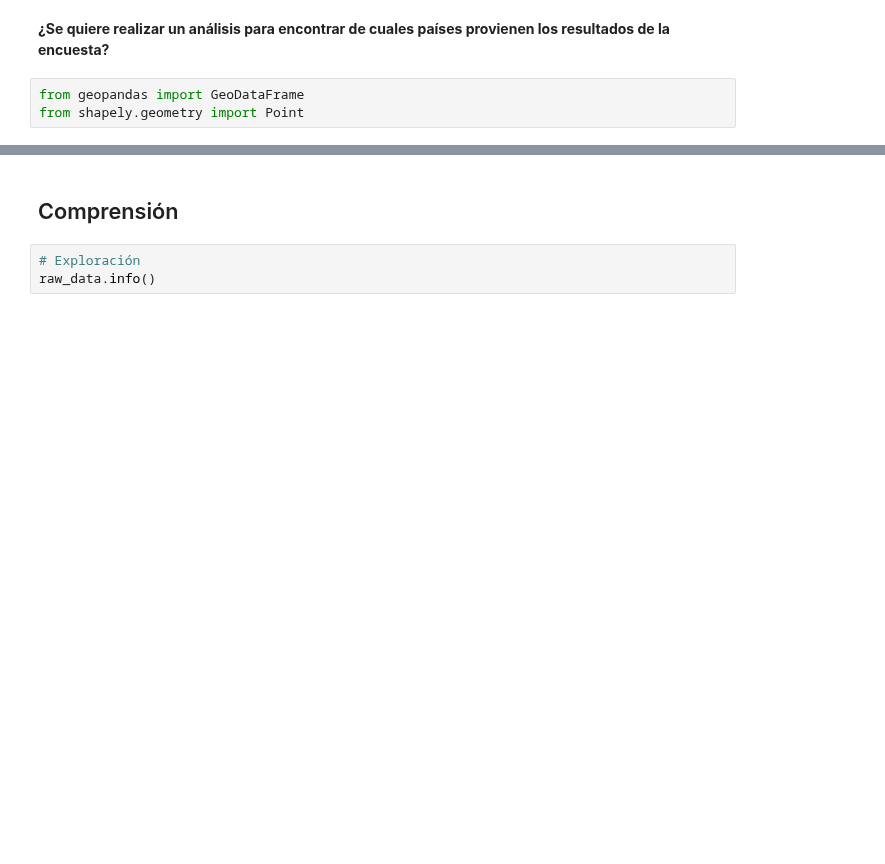
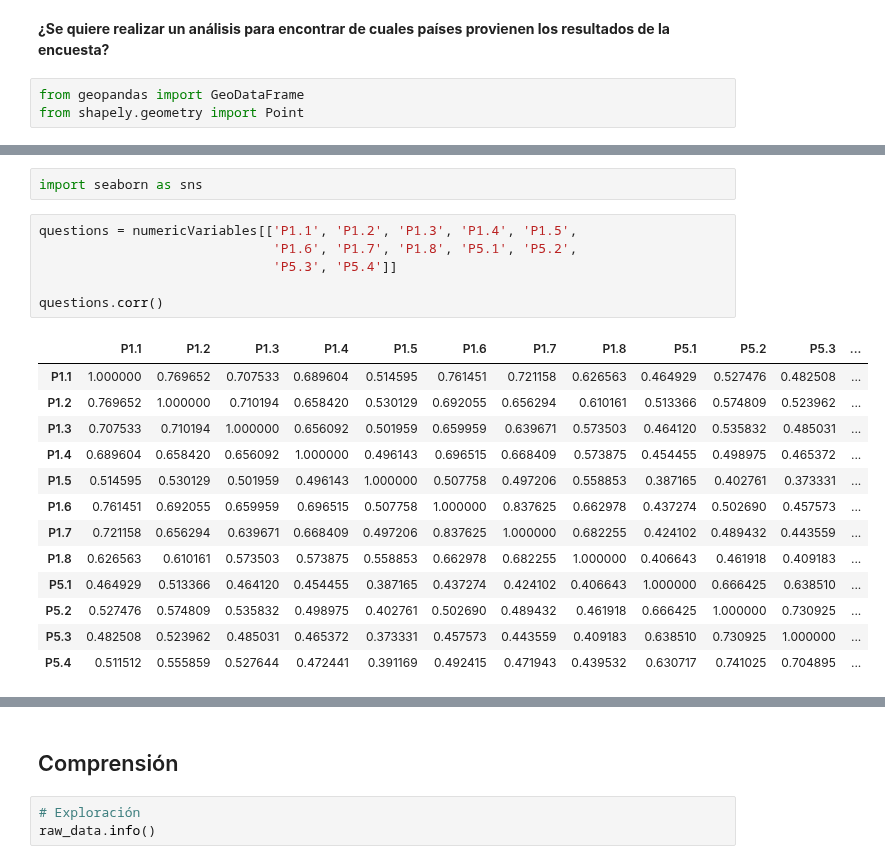
Before and after one commit to PameRuiz25/ActividadFormativaM2-Equipo2, a Jupyter notebook: proyecto1.ipynb, the cells around one changed output, grey strips where cells are left out. Drawn from its saved outputs; the diff is of its cells as text; blank space fills up the shorter version.

```diff
--- a/proyecto1.ipynb
+++ b/proyecto1.ipynb
@@ -348 +325,23 @@ The geopandas.dataset module is deprecated and will be removed in GeoPandas 1.0.
 [figure]
+# %%
+import seaborn as sns
+# %%
+questions = numericVariables[['P1.1', 'P1.2', 'P1.3', 'P1.4', 'P1.5',
+                              'P1.6', 'P1.7', 'P1.8', 'P5.1', 'P5.2',
+                              'P5.3', 'P5.4']]
+
+questions.corr()
+# %% [output]
+|  | P1.1 | P1.2 | P1.3 | P1.4 | P1.5 | P1.6 | P1.7 | P1.8 | P5.1 | P5.2 | P5.3 | ... |
+| P1.1 | 1.000000 | 0.769652 | 0.707533 | 0.689604 | 0.514595 | 0.761451 | 0.721158 | 0.626563 | 0.464929 | 0.527476 | 0.482508 | ... |
+| P1.2 | 0.769652 | 1.000000 | 0.710194 | 0.658420 | 0.530129 | 0.692055 | 0.656294 | 0.610161 | 0.513366 | 0.574809 | 0.523962 | ... |
+| P1.3 | 0.707533 | 0.710194 | 1.000000 | 0.656092 | 0.501959 | 0.659959 | 0.639671 | 0.573503 | 0.464120 | 0.535832 | 0.485031 | ... |
+| P1.4 | 0.689604 | 0.658420 | 0.656092 | 1.000000 | 0.496143 | 0.696515 | 0.668409 | 0.573875 | 0.454455 | 0.498975 | 0.465372 | ... |
+| P1.5 | 0.514595 | 0.530129 | 0.501959 | 0.496143 | 1.000000 | 0.507758 | 0.497206 | 0.558853 | 0.387165 | 0.402761 | 0.373331 | ... |
+| P1.6 | 0.761451 | 0.692055 | 0.659959 | 0.696515 | 0.507758 | 1.000000 | 0.837625 | 0.662978 | 0.437274 | 0.502690 | 0.457573 | ... |
+| P1.7 | 0.721158 | 0.656294 | 0.639671 | 0.668409 | 0.497206 | 0.837625 | 1.000000 | 0.682255 | 0.424102 | 0.489432 | 0.443559 | ... |
+| P1.8 | 0.626563 | 0.610161 | 0.573503 | 0.573875 | 0.558853 | 0.662978 | 0.682255 | 1.000000 | 0.406643 | 0.461918 | 0.409183 | ... |
+| P5.1 | 0.464929 | 0.513366 | 0.464120 | 0.454455 | 0.387165 | 0.437274 | 0.424102 | 0.406643 | 1.000000 | 0.666425 | 0.638510 | ... |
+| P5.2 | 0.527476 | 0.574809 | 0.535832 | 0.498975 | 0.402761 | 0.502690 | 0.489432 | 0.461918 | 0.666425 | 1.000000 | 0.730925 | ... |
+| P5.3 | 0.482508 | 0.523962 | 0.485031 | 0.465372 | 0.373331 | 0.457573 | 0.443559 | 0.409183 | 0.638510 | 0.730925 | 1.000000 | ... |
+| P5.4 | 0.511512 | 0.555859 | 0.527644 | 0.472441 | 0.391169 | 0.492415 | 0.471943 | 0.439532 | 0.630717 | 0.741025 | 0.704895 | ... |
```
Also changed, not shown: parts of 8 cells of this notebook.
